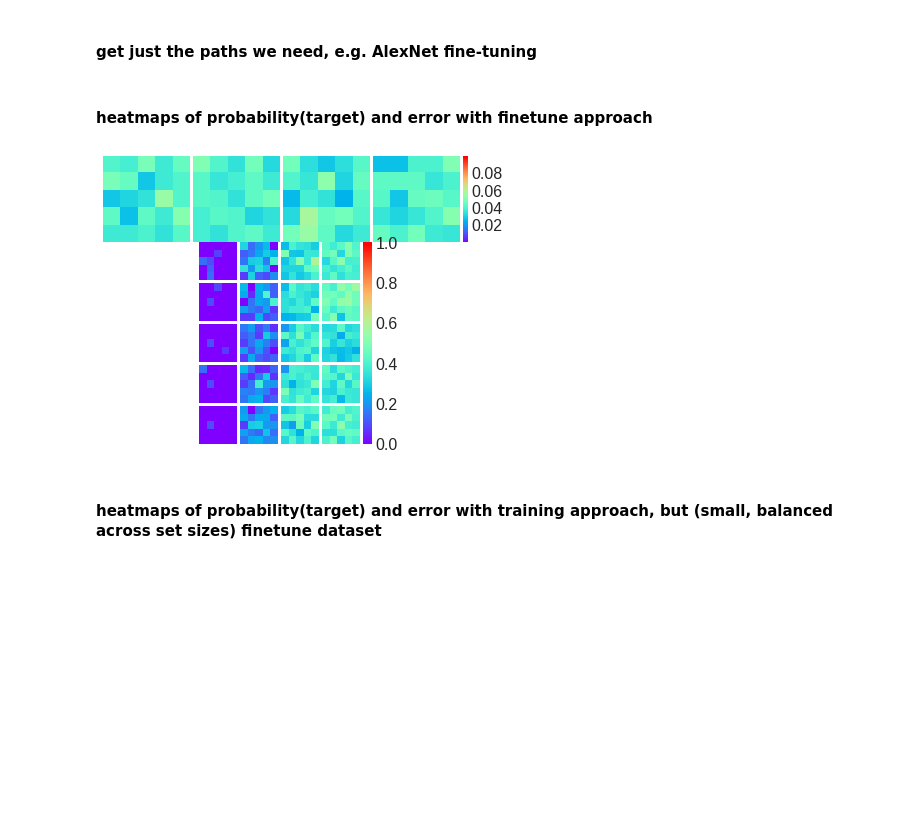
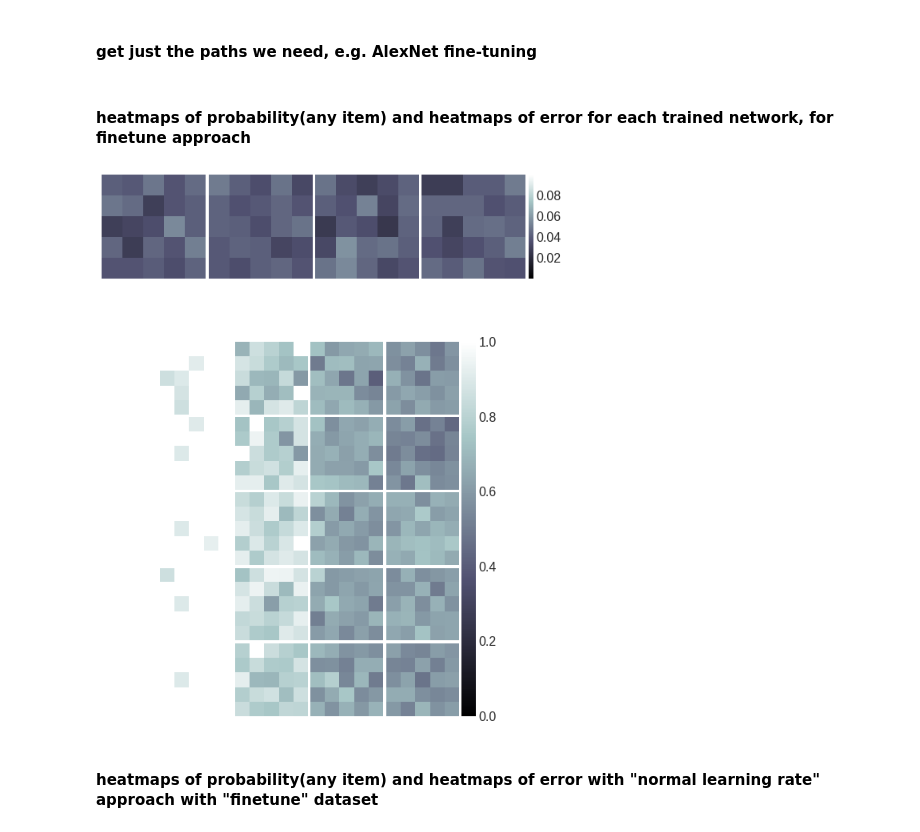
Before and after one commit to NickleDave/visual-search-nets, a Jupyter notebook: docs/notebooks/supp-info/heatmap.ipynb, the cells around one changed output. Drawn from its saved outputs; the diff is of its cells as text; code cells hidden in the pictures; blank space fills up the shorter version.

```diff
--- a/docs/notebooks/supp-info/heatmap.ipynb
+++ b/docs/notebooks/supp-info/heatmap.ipynb
@@ -36,13 +36,10 @@ results_gzs = [str(results_gz) for results_gz in results_gzs]
 stim_abbrevs = ['RVvGV', 'RVvRHGV', '2_v_5']
 # %%
 def p_item_metric_heatmap_plots(json_fname, data_gz_fname, results_gz_fname, stim_abbrev,
-                                metric='err', num_nets=5, set_sizes = (1, 2, 4, 8)):
+                                metric='err', num_nets=5, set_sizes = (1, 2, 4, 8), figsize=(7.5, 10),
+                               cmap='rainbow', save_as=None):
     """plot p_item and metric heatmaps"""
-    ps = []
-
-
-
-    fig = plt.figure()
+    fig = plt.figure(figsize=figsize)
     grid = AxesGrid(fig, (0, 0.7, 1, 0.3),
                     nrows_ncols=(1, 4),
                     axes_pad=0.05,
@@ -52,6 +49,7 @@ def p_item_metric_heatmap_plots(json_fname, data_gz_fname, results_gz_fname, sti
                     cbar_mode="single",
                     )
 
+    ps = []
     for ax_ind, set_size in enumerate(set_sizes):
         set_size = str(set_size)
         p, im,ax = p_item_heatmap(json_fname=json_fname,
@@ -62,7 +60,8 @@ def p_item_metric_heatmap_plots(json_fname, data_gz_fname, results_gz_fname, sti
                                   item_char='t',
                                   vmin=0.,
                                   vmax=0.1,
-                                  ax=grid[ax_ind])
+                                  ax=grid[ax_ind],
+                                  cmap=cmap)
         # ax.set_title(f'set size: {set_size}', fontsize=12)
         ps.append(p)
 
@@ -72,16 +71,17 @@ def p_item_metric_heatmap_plots(json_fname, data_gz_fname, results_gz_fname, sti
     # fig.suptitle('prob(target) in training set')
 
     ## next 'figure'(s)
-    m_arrs = []
-    grid2 = AxesGrid(fig, (0, 0, 1, 0.7),
+    grid2 = AxesGrid(fig, (0, 0, 1, 0.65),
                      nrows_ncols=(num_nets, 4),
                      axes_pad=0.05,
                      share_all=True,
                      label_mode="L",
                      cbar_location="right",
                      cbar_mode="single",
+                     cbar_size=0.25,
                      )
 
+    m_arrs = []
     for net_num in range(num_nets):
         m_arrs_this_net = []
 
@@ -97,7 +97,8 @@ def p_item_metric_heatmap_plots(json_fname, data_gz_fname, results_gz_fname, sti
                                             metric=metric,
                                             vmin=0.,
                                             vmax=1.0,
-                                            ax=grid2[ax_ind])
+                                            ax=grid2[ax_ind],
+                                            cmap=cmap)
             m_arrs_this_net.append(m_arr)
 
         m_arrs.append(m_arrs_this_net)
@@ -109,6 +110,9 @@ def p_item_metric_heatmap_plots(json_fname, data_gz_fname, results_gz_fname, sti
 
     # fig.suptitle('error rate every time item appeared in this cell in test set')
 
+    if save_as:
+        plt.savefig(save_as)
+
     return ps, m_arrs
 # %%
 alexnet_finetune_jsons = [a_json for a_json in jsons
@@ -124,16 +128,17 @@ alexnet_finetune_results_gzs = [results_gz for results_gz in results_gzs
                                 if 'alexnet_finetune' in results_gz]
 alexnet_finetune_results_gzs = sorted(alexnet_finetune_results_gzs)
 # %% [markdown]
-#### heatmaps of probability(target) and error with finetune approach
+#### heatmaps of probability(any item) and heatmaps of error for each trained network, for finetune approach
 # %%
-ps_alexnet_finetune, err_alexnet_finetune = p_item_metric_heatmap_plots(json_fname=alexnet_finetune_jsons[0],
+ps_alexnet_finetune, acc_alexnet_finetune = p_item_metric_heatmap_plots(json_fname=alexnet_finetune_jsons[0],
                                                                         data_gz_fname=alexnet_finetune_data_gzs[0],
                                                                         results_gz_fname=alexnet_finetune_results_gzs[0],
-                                                                        stim_abbrev='2_v_5')
+                                                                        stim_abbrev='2_v_5', cmap='bone', metric='acc',
+                                                                        save_as='heatmap-alexnet-finetune.png')
 # %% [output]
-[figure, old version]
+[figure, new version]
 # %% [markdown]
-#### heatmaps of probability(target) and error with training approach, but (small, balanced across set sizes) finetune dataset
+#### heatmaps of probability(any item) and heatmaps of error with "normal learning rate" approach with "finetune" dataset
 # %%
 alexnet_train_finetune_results_gzs = [results_gz for results_gz in results_gzs
                                 if 'alexnet_train_finetune' in results_gz]
```
Also changed, not shown: parts of 8 cells of this notebook, 1 other file.
